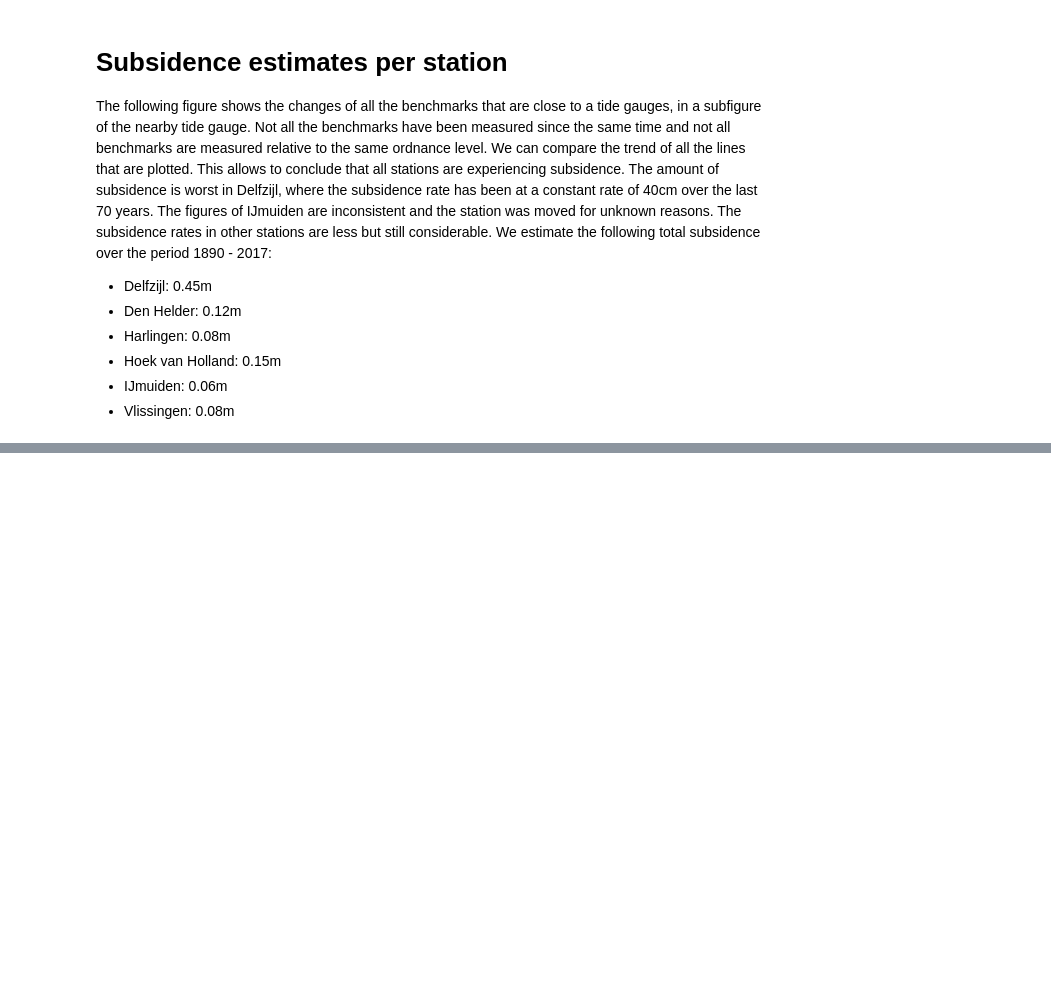
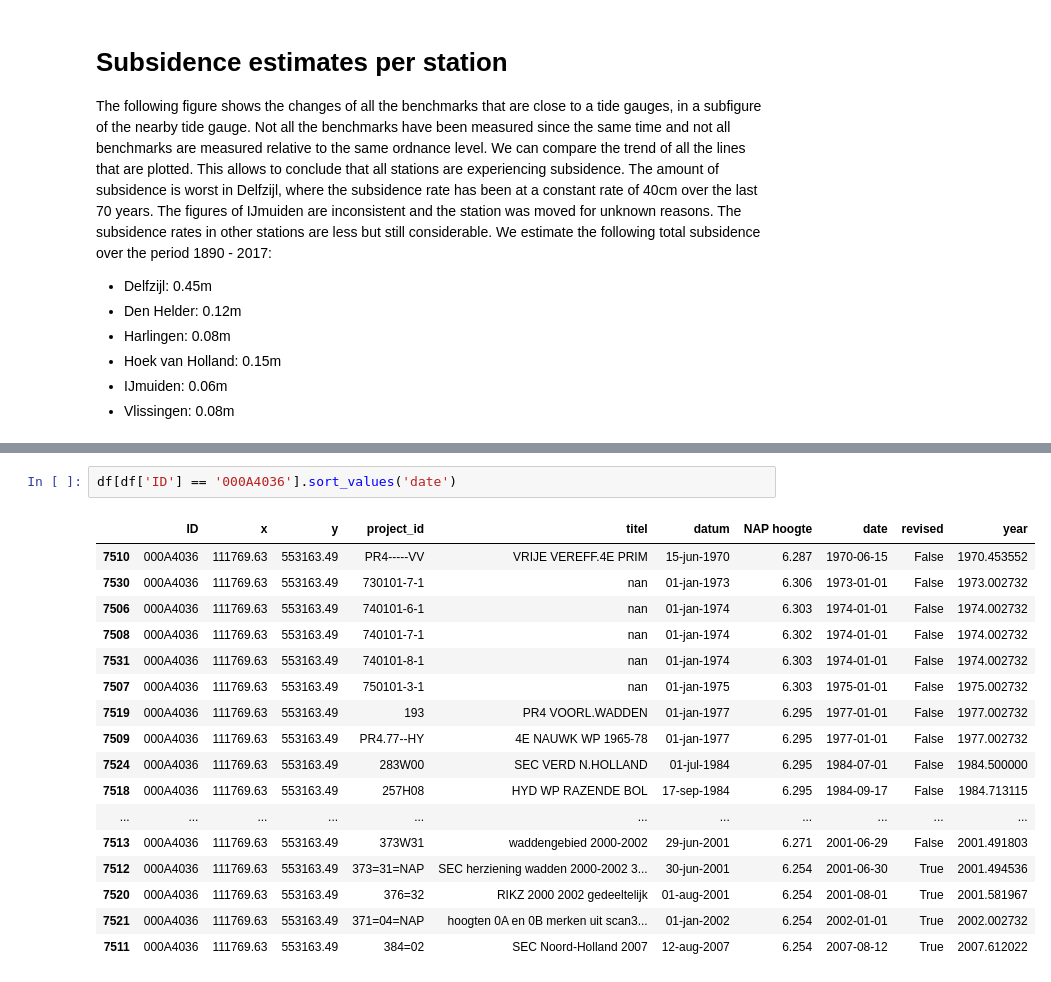
Before and after one commit to openearth/sealevel, a Jupyter notebook: notebooks/analysis/subsidence/nap-history.ipynb, the cells around one changed output, grey strips where cells are left out. Drawn from its saved outputs; the diff is of its cells as text; blank space fills up the shorter version.

```diff
--- a/notebooks/analysis/subsidence/nap-history.ipynb
+++ b/notebooks/analysis/subsidence/nap-history.ipynb
@@ -295,0 +437,20 @@ cb = matplotlib.colorbar.ColorbarBase(
+# %%
+df[df['ID'] == '000A4036'].sort_values('date')
+# %% [output]
+|  | ID | x | y | project_id | titel | datum | NAP hoogte | date | revised | year |
+| 7510 | 000A4036 | 111769.63 | 553163.49 | PR4-----VV | VRIJE VEREFF.4E PRIM | 15-jun-1970 | 6.287 | 1970-06-15 | False | 1970.453552 |
+| 7530 | 000A4036 | 111769.63 | 553163.49 | 730101-7-1 | nan | 01-jan-1973 | 6.306 | 1973-01-01 | False | 1973.002732 |
+| 7506 | 000A4036 | 111769.63 | 553163.49 | 740101-6-1 | nan | 01-jan-1974 | 6.303 | 1974-01-01 | False | 1974.002732 |
+| 7508 | 000A4036 | 111769.63 | 553163.49 | 740101-7-1 | nan | 01-jan-1974 | 6.302 | 1974-01-01 | False | 1974.002732 |
+| 7531 | 000A4036 | 111769.63 | 553163.49 | 740101-8-1 | nan | 01-jan-1974 | 6.303 | 1974-01-01 | False | 1974.002732 |
+| 7507 | 000A4036 | 111769.63 | 553163.49 | 750101-3-1 | nan | 01-jan-1975 | 6.303 | 1975-01-01 | False | 1975.002732 |
+| 7519 | 000A4036 | 111769.63 | 553163.49 | 193 | PR4 VOORL.WADDEN | 01-jan-1977 | 6.295 | 1977-01-01 | False | 1977.002732 |
+| 7509 | 000A4036 | 111769.63 | 553163.49 | PR4.77--HY | 4E NAUWK WP 1965-78 | 01-jan-1977 | 6.295 | 1977-01-01 | False | 1977.002732 |
+| 7524 | 000A4036 | 111769.63 | 553163.49 | 283W00 | SEC VERD N.HOLLAND | 01-jul-1984 | 6.295 | 1984-07-01 | False | 1984.500000 |
+| 7518 | 000A4036 | 111769.63 | 553163.49 | 257H08 | HYD WP RAZENDE BOL | 17-sep-1984 | 6.295 | 1984-09-17 | False | 1984.713115 |
+| ... | ... | ... | ... | ... | ... | ... | ... | ... | ... | ... |
+| 7513 | 000A4036 | 111769.63 | 553163.49 | 373W31 | waddengebied 2000-2002 | 29-jun-2001 | 6.271 | 2001-06-29 | False | 2001.491803 |
+| 7512 | 000A4036 | 111769.63 | 553163.49 | 373=31=NAP | SEC herziening wadden 2000-2002 3... | 30-jun-2001 | 6.254 | 2001-06-30 | True | 2001.494536 |
+| 7520 | 000A4036 | 111769.63 | 553163.49 | 376=32 | RIKZ 2000 2002 gedeeltelijk | 01-aug-2001 | 6.254 | 2001-08-01 | True | 2001.581967 |
+| 7521 | 000A4036 | 111769.63 | 553163.49 | 371=04=NAP | hoogten 0A en 0B merken uit scan3... | 01-jan-2002 | 6.254 | 2002-01-01 | True | 2002.002732 |
+| 7511 | 000A4036 | 111769.63 | 553163.49 | 384=02 | SEC Noord-Holland 2007 | 12-aug-2007 | 6.254 | 2007-08-12 | True | 2007.612022 |
```
Also changed, not shown: parts of 9 cells of this notebook.
